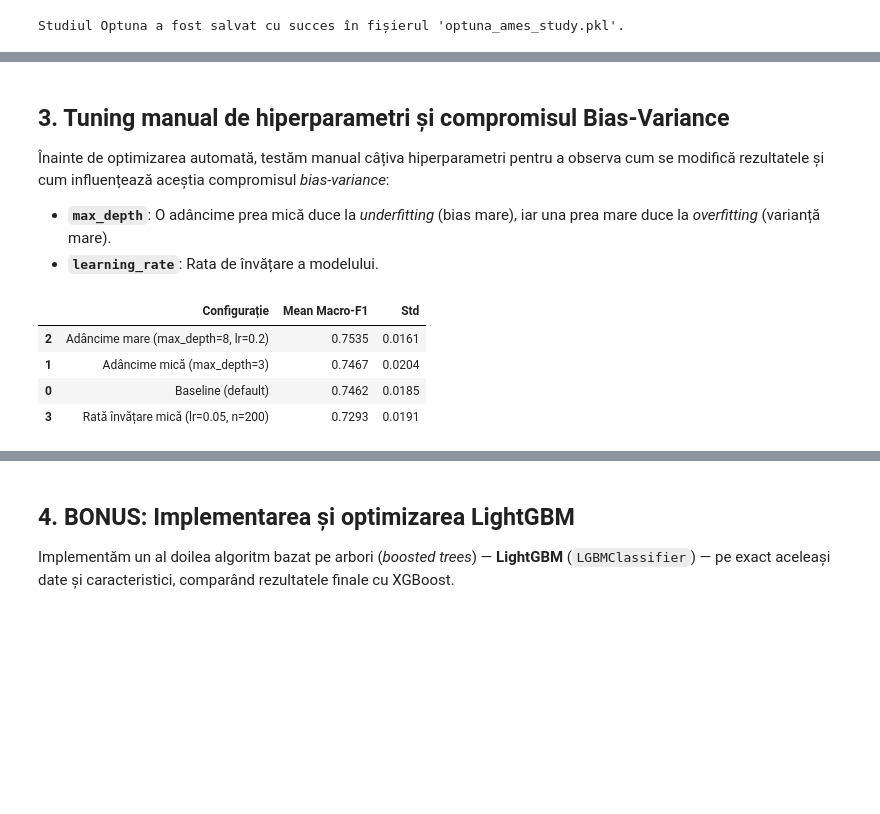
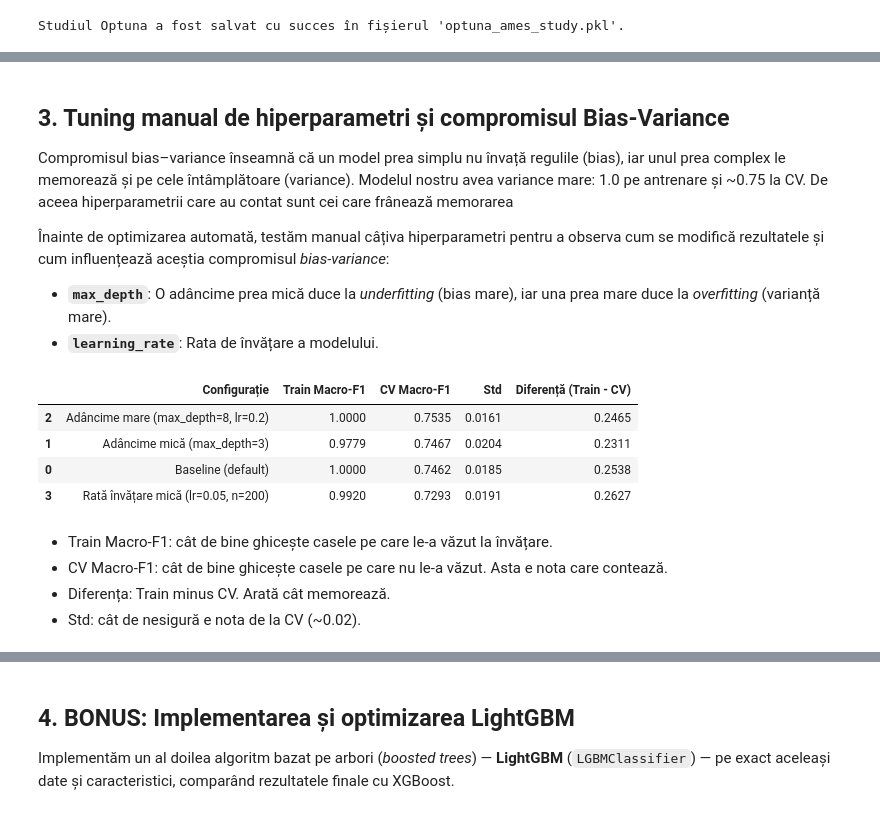
Before and after one commit to viragdiana/ML, a Jupyter notebook: lab-2-stefi.ipynb, the cells around one changed output, grey strips where cells are left out. Saved outputs shown, nothing was run; the diff lists cells and outputs as text; code cells hidden in the pictures; blank space fills up the shorter version.

```diff
--- a/lab-2-stefi.ipynb
+++ b/lab-2-stefi.ipynb
@@ -129,32 +183,52 @@ Studiul Optuna a fost salvat cu succes în fișierul 'optuna_ames_study.pkl'.
 # %% [markdown]
 ## 3. Tuning manual de hiperparametri și compromisul Bias-Variance
+
+Compromisul bias–variance înseamnă că un model prea simplu nu învață regulile (bias), iar unul prea complex le memorează și pe cele întâmplătoare (variance). Modelul nostru avea variance mare: 1.0 pe antrenare și ~0.75 la CV. De aceea hiperparametrii care au contat sunt cei care frânează memorarea
 
 Înainte de optimizarea automată, testăm manual câțiva hiperparametri pentru a observa cum se modifică rezultatele și cum influențează aceștia compromisul *bias-variance*:
 - **`max_depth`**: O adâncime prea mică duce la *underfitting* (bias mare), iar una prea mare duce la *overfitting* (varianță mare).
 - **`learning_rate`**: Rata de învățare a modelului.
 # %%
 from sklearn.model_selection import StratifiedKFold
+from sklearn.metrics import f1_score
 
 # Testăm manual câteva seturi de hiperparametri de bază
 manual_configs = {
     "Baseline (default)": XGBClassifier(random_state=42),
     "Adâncime mică (max_depth=3)": XGBClassifier(max_depth=3, random_state=42),
     "Adâncime mare (max_depth=8, lr=0.2)": XGBClassifier(max_depth=8, learning_rate=0.2, random_state=42),
     "Rată învățare mică (lr=0.05, n=200)": XGBClassifier(learning_rate=0.05, n_estimators=200, random_state=42),
 }
 
 manual_results = []
 cv5 = StratifiedKFold(n_splits=5, shuffle=True, random_state=42)
 
 for name, model in manual_configs.items():
+    # Nota pe casele noi (cross-validation)
     scores = cv_macro_f1(model, X_train, y_train, cv=cv5, weights=True)
-    manual_results.append({"Configurație": name, "Mean Macro-F1": scores.mean(), "Std": scores.std()})
 
-df_manual = pd.DataFrame(manual_results).sort_values("Mean Macro-F1", ascending=False).round(4)
+    # Nota pe casele pe care modelul le-a văzut (antrenare)
+    model.fit(X_train, y_train, sample_weight=sample_weights_train)
+    train_f1 = f1_score(y_train, model.predict(X_train), average="macro")
+
+    manual_results.append({
+        "Configurație": name,
+        "Train Macro-F1": train_f1,
+        "CV Macro-F1": scores.mean(),
+        "Std": scores.std(),
+        "Diferență (Train - CV)": train_f1 - scores.mean(),
+    })
+
+df_manual = pd.DataFrame(manual_results).sort_values("CV Macro-F1", ascending=False).round(4)
 display(df_manual)
 # %% [output]
-|  | Configurație | Mean Macro-F1 | Std |
-| 2 | Adâncime mare (max_depth=8, lr=0.2) | 0.7535 | 0.0161 |
-| 1 | Adâncime mică (max_depth=3) | 0.7467 | 0.0204 |
-| 0 | Baseline (default) | 0.7462 | 0.0185 |
-| 3 | Rată învățare mică (lr=0.05, n=200) | 0.7293 | 0.0191 |
+|  | Configurație | Train Macro-F1 | CV Macro-F1 | Std | Diferență (Train - CV) |
+| 2 | Adâncime mare (max_depth=8, lr=0.2) | 1.0000 | 0.7535 | 0.0161 | 0.2465 |
+| 1 | Adâncime mică (max_depth=3) | 0.9779 | 0.7467 | 0.0204 | 0.2311 |
+| 0 | Baseline (default) | 1.0000 | 0.7462 | 0.0185 | 0.2538 |
+| 3 | Rată învățare mică (lr=0.05, n=200) | 0.9920 | 0.7293 | 0.0191 | 0.2627 |
+# %% [markdown]
+- Train Macro-F1: cât de bine ghicește casele pe care le-a văzut la învățare.
+- CV Macro-F1: cât de bine ghicește casele pe care nu le-a văzut. Asta e nota care contează.
+- Diferența: Train minus CV. Arată cât memorează.
+- Std: cât de nesigură e nota de la CV (~0.02).
```
Also changed, not shown: parts of 11 cells of this notebook.
